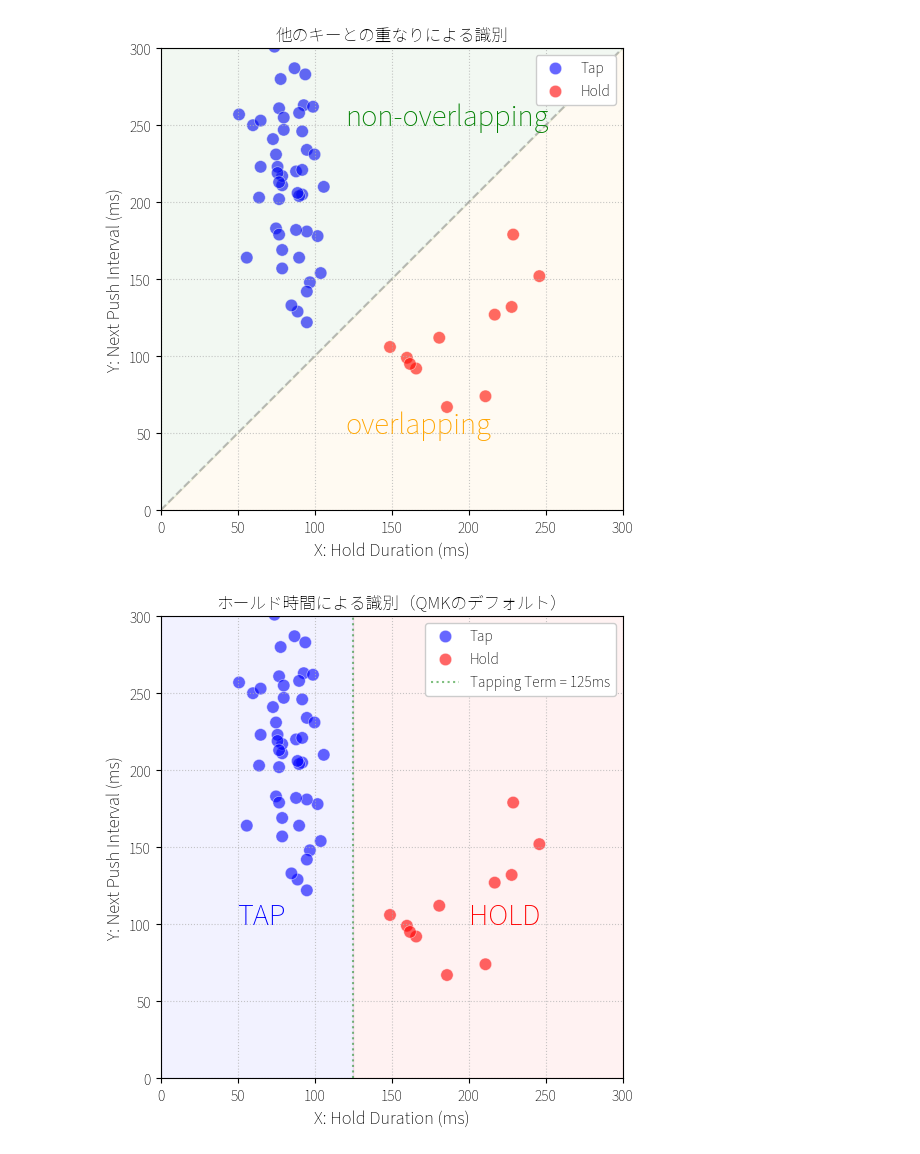
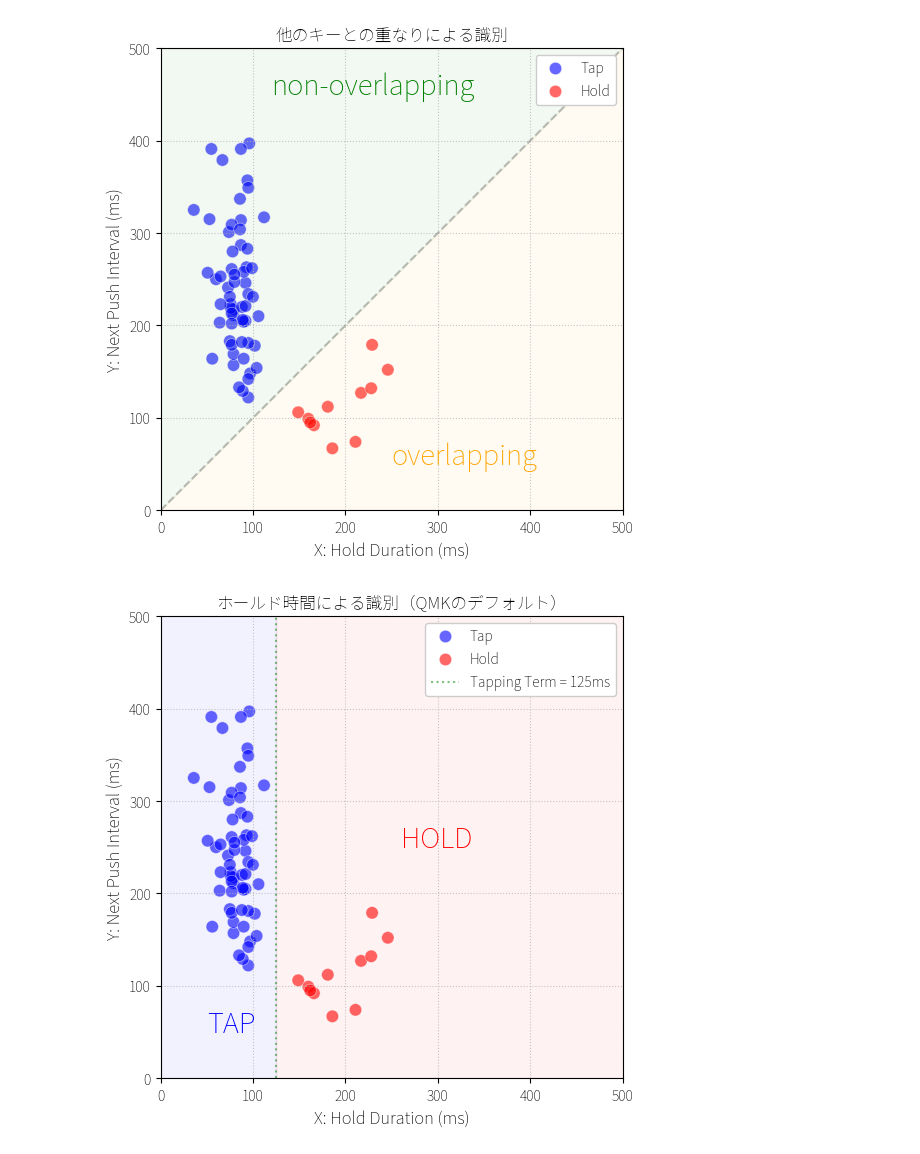
Before and after one commit to bilzard/qmk_userspace, a Jupyter notebook: analysis/graph.ipynb, the cells around one changed output. Drawn from its saved outputs; the diff is of its cells as text; code cells hidden in the pictures.

```diff
--- a/analysis/graph.ipynb
+++ b/analysis/graph.ipynb
@@ -43,7 +43,7 @@ plt.rcParams['axes.labelweight'] = 'bold'
 plt.rcParams['axes.titleweight'] = 'bold'
 
 
-MAX_TIME = 300
+MAX_TIME = 500
 Y_push = 150
 
 def draw_base(df, target_id="R9,C0", ax=None, draw_svm_boundary=True):
@@ -93,8 +93,8 @@ def draw_base(df, target_id="R9,C0", ax=None, draw_svm_boundary=True):
             else:
                 ax.fill_between(x_vals, y_vals, MAX_TIME, color='red', alpha=0.05)
                 ax.fill_between(x_vals, 0, y_vals, color='blue', alpha=0.05)
-            ax.text(250, 100, 'Hold', color='red', fontsize=20, fontweight='bold')
-            ax.text(50,100, 'Tap', color='blue', fontsize=20, fontweight='bold')
+            ax.text(280, 220, 'Hold', color='red', fontsize=20, fontweight='bold')
+            ax.text(50, 430, 'Tap', color='blue', fontsize=20, fontweight='bold')
 
     ax.set_xlim(0, MAX_TIME)
     ax.set_ylim(0, MAX_TIME)
@@ -188,30 +188,30 @@ if __name__ == "__main__":
 # %%
 def draw_trivial_tap_region(ax):
     # 基本となる y = x の対角線
     ax.plot([0, MAX_TIME], [0, MAX_TIME], color='gray', linestyle='--', alpha=0.5)
 
     ax.fill_between(
         [MAX_TIME,0], [MAX_TIME, 0], MAX_TIME,
         color='green', alpha=0.05
     )
-    ax.text(120, 250, 'non-overlapping', color='green', fontsize=20, fontweight='bold')
+    ax.text(120, 450, 'non-overlapping', color='green', fontsize=20, fontweight='bold')
     ax.fill_between(
         [MAX_TIME,0], [MAX_TIME, 0], 0,
         color='orange', alpha=0.05
     )
-    ax.text(120, 50, 'overlapping', color='orange', fontsize=20, fontweight='bold')
+    ax.text(250, 50, 'overlapping', color='orange', fontsize=20, fontweight='bold')
     ax.legend(loc='upper right', framealpha=1.0)
 
 
 if __name__ == "__main__":
     df_merged = load_and_preprocess_data(STROKES_FILE, LABELS_FILE)
 
     _, ax = plt.subplots(figsize=(6, 6))
     draw_base(df_merged, target_id="R9,C0", ax=ax, draw_svm_boundary=False)
     draw_trivial_tap_region(ax)
     ax.set_title("他のキーとの重なりによる識別")
 # %% [output]
-[figure, old version]
+[figure, new version]
 # %%
 def draw_trivial_tap_region(ax, tapping_term=125):
     # 基本となる y = x の対角線
@@ -222,12 +222,12 @@ def draw_trivial_tap_region(ax, tapping_term=125):
         ,
         color='blue', alpha=0.05
     )
-    ax.text(50, 100, 'TAP', color='blue', fontsize=20, fontweight='bold')
+    ax.text(50, 50, 'TAP', color='blue', fontsize=20, fontweight='bold')
     ax.fill_between(
         [tapping_term, MAX_TIME], [0, 0], MAX_TIME,
         color='red', alpha=0.05
     )
-    ax.text(200, 100, 'HOLD', color='red', fontsize=20, fontweight='bold')
+    ax.text(260, 250, 'HOLD', color='red', fontsize=20, fontweight='bold')
     ax.legend(loc='upper right', framealpha=1.0)
 
 
@@ -239,7 +239,7 @@ if __name__ == "__main__":
     draw_trivial_tap_region(ax)
     ax.set_title("ホールド時間による識別（QMKのデフォルト）")
 # %% [output]
-[figure, old version]
+[figure, new version]
 # %%
 def draw_diagonal_line(ax):
     ax.plot([0, MAX_TIME], [0, MAX_TIME], color='gray', linestyle='--', alpha=0.5)
```
Also changed, not shown: parts of 4 cells of this notebook.
